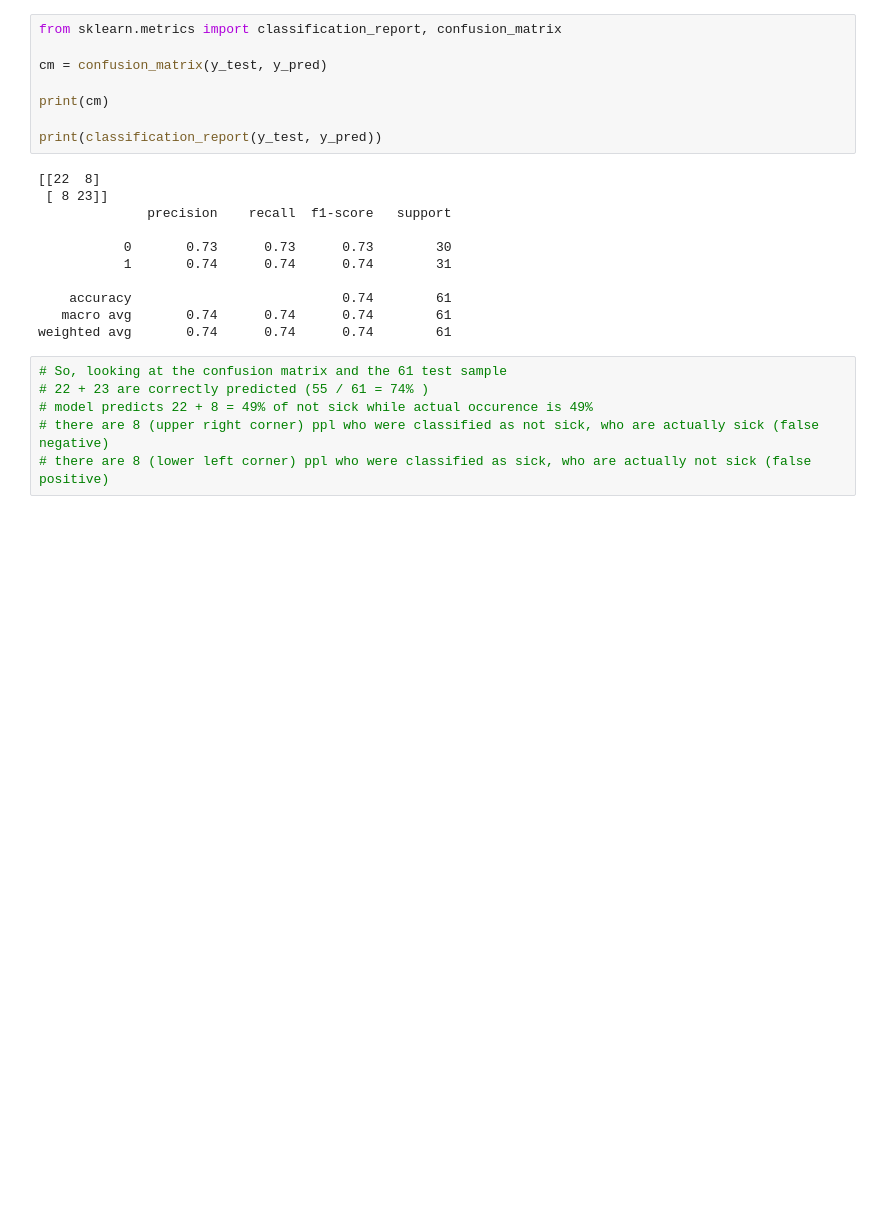
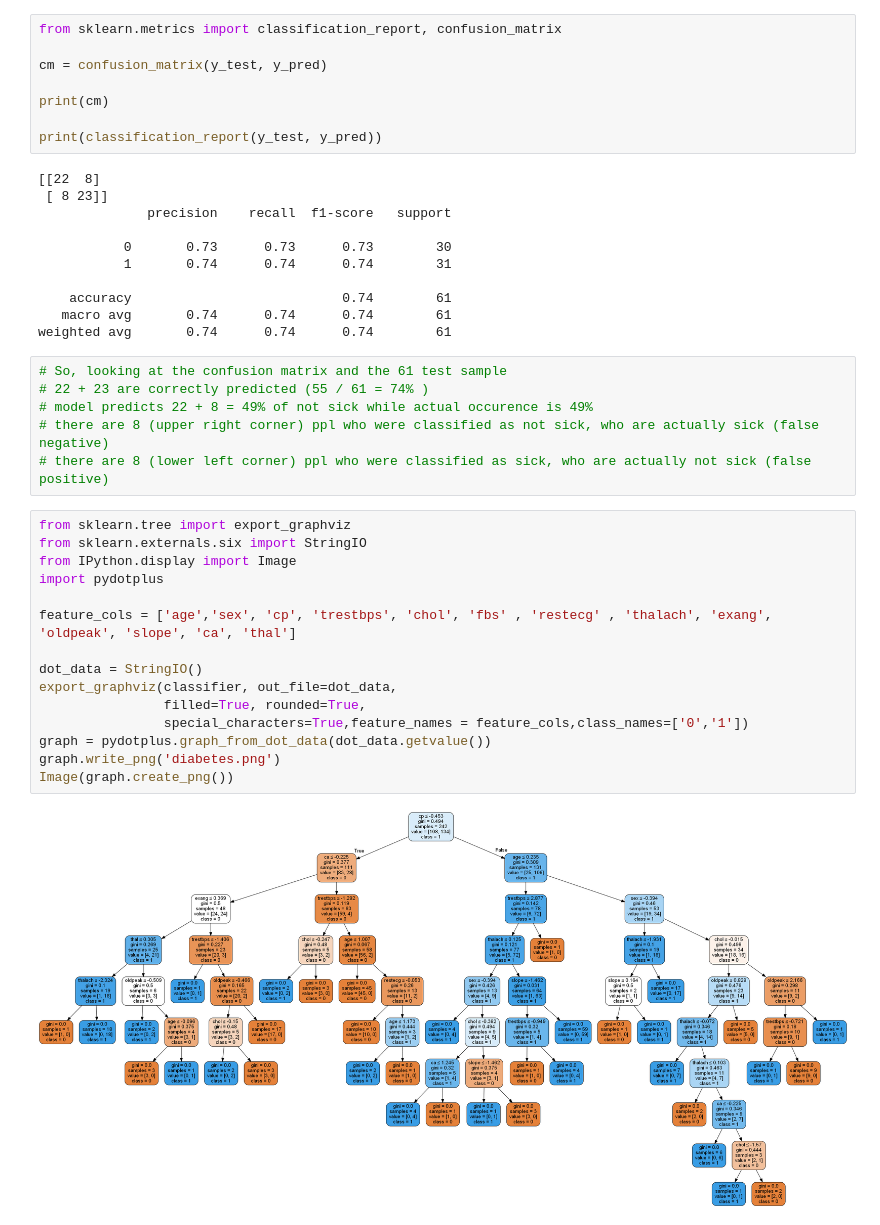
Before and after one commit to k21k/Python-Notes, a Jupyter notebook: Machine Learning/Decision Trees/Decision Trees - K.ipynb, the cells around one changed output. Saved outputs shown, nothing was run; the diff lists cells and outputs as text; blank space fills up the shorter version.

```diff
--- a/Machine Learning/Decision Trees/Decision Trees - K.ipynb
+++ b/Machine Learning/Decision Trees/Decision Trees - K.ipynb
@@ -338,3 +344,20 @@ weighted avg       0.74      0.74      0.74        61
 # model predicts 22 + 8 = 49% of not sick while actual occurence is 49%
 # there are 8 (upper right corner) ppl who were classified as not sick, who are actually sick (false negative)
 # there are 8 (lower left corner) ppl who were classified as sick, who are actually not sick (false positive)
+# %%
+from sklearn.tree import export_graphviz
+from sklearn.externals.six import StringIO
+from IPython.display import Image
+import pydotplus
+
+feature_cols = ['age','sex', 'cp', 'trestbps', 'chol', 'fbs' , 'restecg' , 'thalach', 'exang', 'oldpeak', 'slope', 'ca', 'thal']
+
+dot_data = StringIO()
+export_graphviz(classifier, out_file=dot_data,
+                filled=True, rounded=True,
+                special_characters=True,feature_names = feature_cols,class_names=['0','1'])
+graph = pydotplus.graph_from_dot_data(dot_data.getvalue())
+graph.write_png('diabetes.png')
+Image(graph.create_png())
+# %% [output]
+[figure, added]
```
Also changed, not shown: parts of 4 cells of this notebook, 2 other files.
